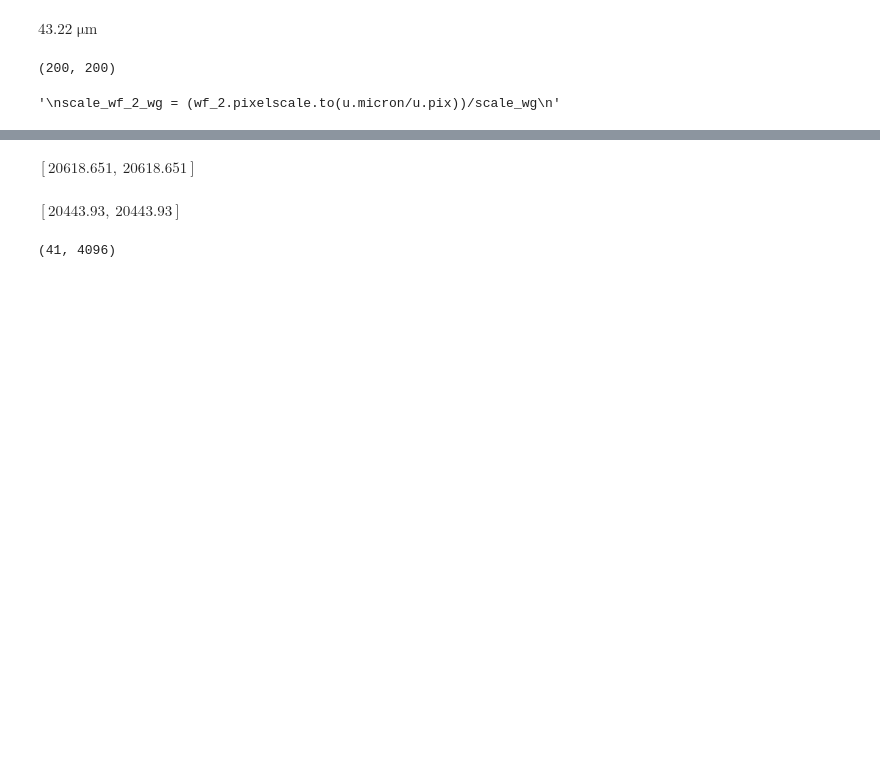
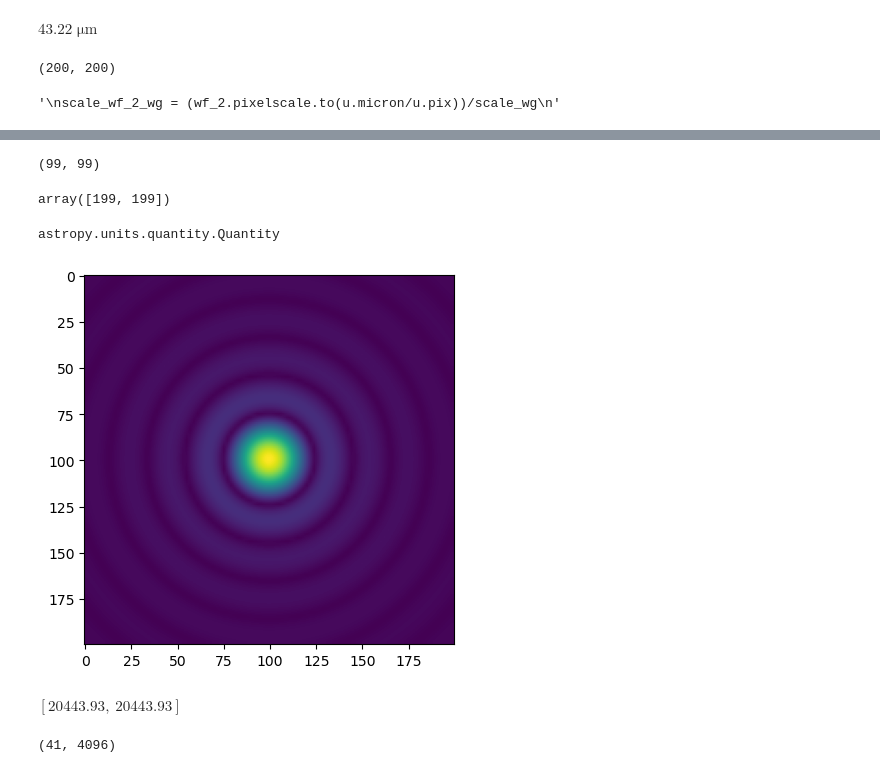
Before and after one commit to mwanakijiji/glint_misc, a Jupyter notebook: notebooks/fresnel_propagation.ipynb, the cells around one changed output, grey strips where cells are left out. Saved outputs shown, nothing was run; the diff lists cells and outputs as text; code cells hidden in the pictures; blank space fills up the shorter version.

```diff
--- a/notebooks/fresnel_propagation.ipynb
+++ b/notebooks/fresnel_propagation.ipynb
@@ -204,13 +155,26 @@ $2.8764859 \; \mathrm{}$
+# %%
+np.shape(wf_amp_cropped)
+# %% [output]
+(99, 99)
+# %%
+new_shape_wavefront
+# %% [output]
+array([199, 199])
 # %%
 # what should shape of the waveguide mode be?
 
-scale_wf_2_wg*np.shape(wf_2.amplitude)
+type(scale_wf_2_wg*np.shape(wf.amplitude))
 # %% [output]
-$[20618.651,~20618.651] \; \mathrm{}$
+astropy.units.quantity.Quantity
 # %%
 # rescale wavefront by this much
 
-wf_amp_rescaled = resize(wf_2.amplitude,(10,10)) #scale_wf_2_wg*np.shape(wf_2.amplitude))
+wf_amp_rescaled = resize(wf_amp_cropped,np.shape(waveguide_cutout)) #scale_wf_2_wg*np.shape(wf_2.amplitude))
+# %%
+plt.imshow(wf_amp_rescaled)
+plt.show()
+# %% [output]
+[figure, added]
 # %%
 plt.imshow(wf_amp_rescaled)
 plt.show()
```
Also changed, not shown: parts of 14 cells of this notebook.
